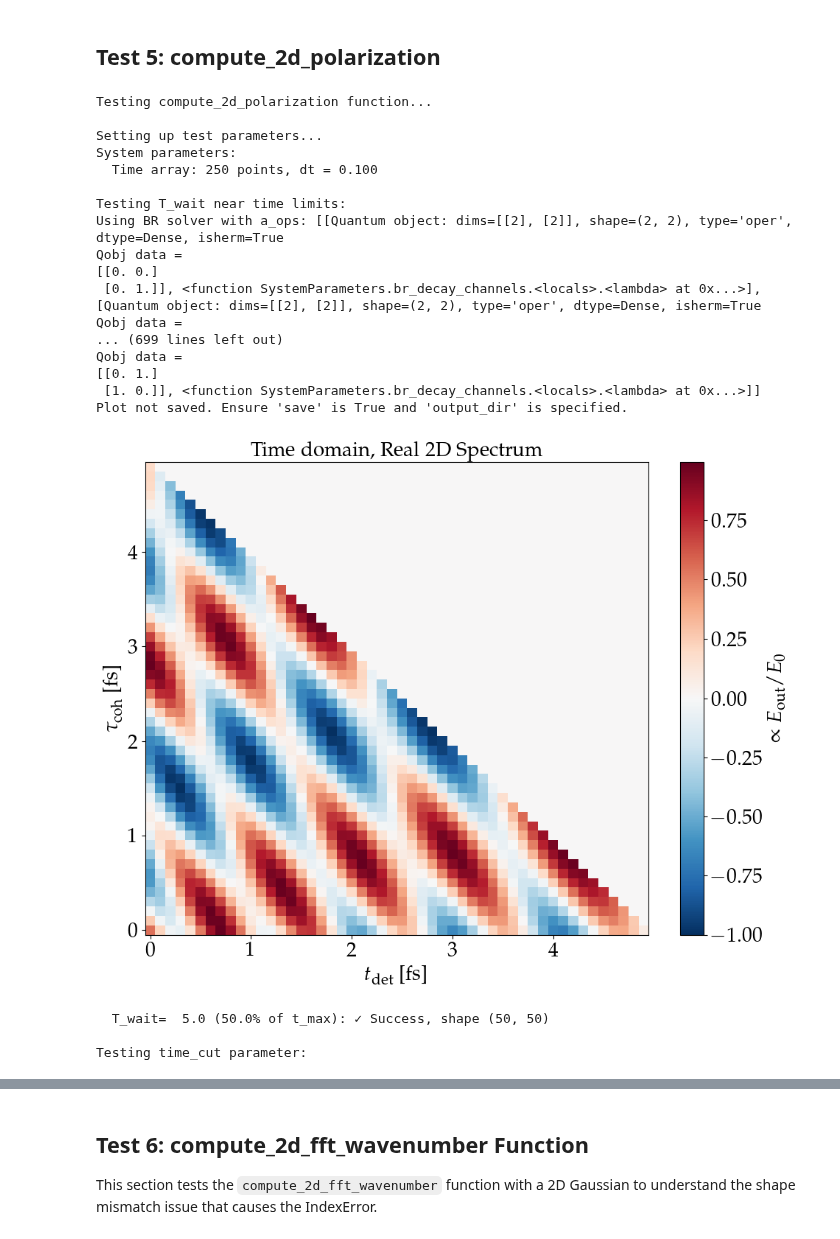
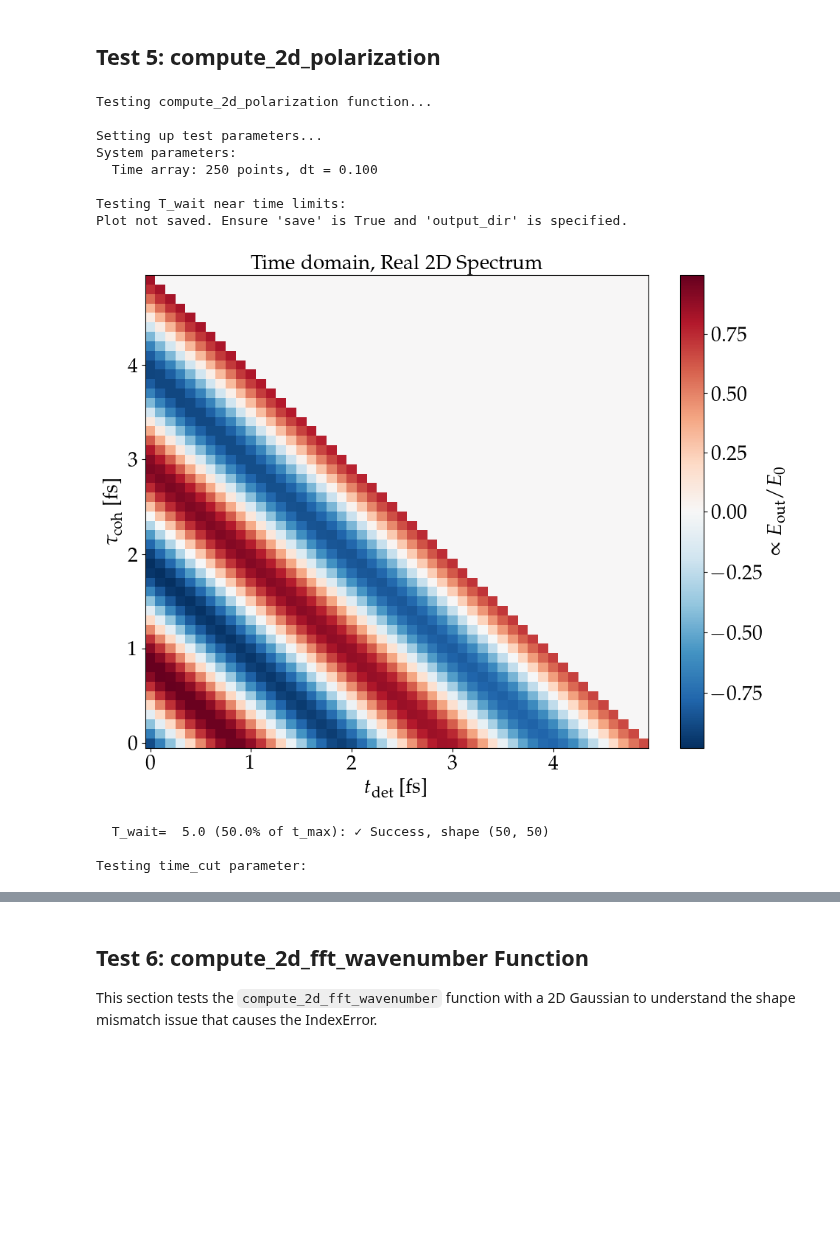
Before and after one commit to LBPhysics/2025_master_thesis_leopold_bodamer, a Jupyter notebook: code/python/notebooks/test_spectroscopy.ipynb, the cells around one changed output, grey strips where cells are left out. Saved outputs shown, nothing was run; the diff lists cells and outputs as text; code cells hidden in the pictures; blank space fills up the shorter version.

```diff
--- a/code/python/notebooks/test_spectroscopy.ipynb
+++ b/code/python/notebooks/test_spectroscopy.ipynb
@@ -131,15 +131,18 @@ Expected: mean ≈ 0, std ≈ 0.849322
 
 ### Test check_the_solver function
 print("Testing check_the_solver function...")
-solvers = ["BR", "ME", "Paper_BR", "Paper_eqs"]
+solvers = ["BR", "ME", "Paper_BR", "Paper_eqs", "random solver"]
 times = np.linspace(-10, 1000, 201)  # time array: 0 to 100 with dt=0.5
 for solver in solvers:
-    print(f"Solver: {solver}")
-    system_test = SystemParameters(
-        ODE_Solver=solver
-    )
-    res, time_cut = check_the_solver(times, system_test)
-    print(f"Time cut: {time_cut}")
+    try:
+        print(f"Solver: {solver}")
+        system_test = SystemParameters(
+            ODE_Solver=solver
+        )
+        res, time_cut = check_the_solver(times, system_test)
+        print(f"Time cut: {time_cut}")
+    except Exception as e:
+        print(f"Error occurred for solver {solver}: {e}")
 # %% [output]
 Testing check_the_solver function...
 Solver: BR
@@ -250,0 +244,24 @@ Qobj data =
+# %%
+H_free = system_current.H0_diagonalized
+from qspectro2d.core.functions_with_rwa import H_int
+H_int_evo = qt.QobjEvo(lambda t, args=None: H_free + H_int(t, test_sequence, system_current))
+result_me = qt.mesolve(H_int_evo, psi_0_test, times, c_ops=system_current.me_decay_channels, options={'store_states': True})
+result_brme = qt.brmesolve(H_int_evo, psi_0_test, times, a_ops=system_current.br_decay_channels, options={'store_states': True})
+labels = system_current.e_ops_labels
+# =============================
+# COMPARISON OF RESULTS
+# =============================
+plt.figure(figsize=(12, 5))
+
+# Plot expectation values for each operator
+
+for i in range(len(e_ops)):
+    plt.plot(times, qt.expect(e_ops[i], result_me.states), label=f"ME {labels[i]}", color=colors[i], linestyle=styles[0], linewidth=2.3, alpha=0.4)
+    plt.plot(times, qt.expect(e_ops[i], result_brme.states), label=f"BR {labels[i]}", color=colors[i], linestyle=styles[2], linewidth=2.3)
+
+plt.xlabel(r"time $t / t_{prd}$")
+plt.ylabel(r"Expectation values")
+plt.title(r"Comparison of $\langle\sigma_{x,y,z}\rangle$ for Lindblad vs Bloch-Redfield")
+plt.legend(loc="center left", bbox_to_anchor=(1, 0.5), fontsize='small')
+plt.tight_layout()
+plt.show()
@@ -993,7 +779,8 @@ system_test = SystemParameters(
     t_max=10.0,  # Maximum time for simulation
     dt=0.1,      # Time step
     envelope_type='gaussian',  # Envelope type for pulses
-    ODE_Solver='BR',  # ODE solver to use
+    ODE_Solver='Paper_eqs',  # ODE solver to useç
+    N_atoms=2,
 )
 t_max = system_test.t_max
 times = np.arange(-system_test.FWHMs[0], t_max, system_test.dt)  # Dense time array for accurate calculation
@@ -1018,43 +805,34 @@ for T_w in T_wait_edge_cases:
         )
         Plot_2d_El_field((t_det, tau_coh, data), use_custom_colormap=True)
         print(f"  T_wait={T_w:5.1f} ({T_w/t_max:.1%} of t_max): ✓ Success, shape {data.shape}")
     except Exception as e:
         print(f"  T_wait={T_w:5.1f}: ❌ Failed - {e}")
 
 
 ### Test with time_cut parameter
 print("\nTesting time_cut parameter:")
 time_cuts = []# [np.inf, t_max/2, t_max]
 for tc in time_cuts:
     try:
         t_det, tau_coh, data = compute_2d_polarization(
             T_wait=T_wait, phi_0=phi_0, phi_1=phi_1, times=times, system=system_test, time_cut=tc
         )
         Plot_2d_El_field((t_det, tau_coh, data), use_custom_colormap=True)
 
         effective_max_time = np.max(tau_coh) + T_wait + np.max(t_det)
         print(f"  time_cut={tc:5.1f}: ✓ Success, effective_max_time={effective_max_time:.1f}")
     except Exception as e:
         print(f"  time_cut={tc:5.1f}: ❌ Failed - {e}")
 # %% [output]
 Testing compute_2d_polarization function...
 
 Setting up test parameters...
 System parameters:
   Time array: 250 points, dt = 0.100
 
 Testing T_wait near time limits:
-Using BR solver with a_ops: [[Quantum object: dims=[[2], [2]], shape=(2, 2), type='oper', dtype=Dense, isherm=True
-Qobj data =
-[[0. 0.]
- [0. 1.]], <function SystemParameters.br_decay_channels.<locals>.<lambda> at 0x...>], [Quantum object: dims=[[2], [2]], shape=(2, 2), type='oper', dtype=Dense, isherm=True
-Qobj data =
-... (699 lines left out)
-Qobj data =
-[[0. 1.]
- [1. 0.]], <function SystemParameters.br_decay_channels.<locals>.<lambda> at 0x...>]]
 Plot not saved. Ensure 'save' is True and 'output_dir' is specified.
-[figure, old version]
+[figure, new version]
   T_wait=  5.0 (50.0% of t_max): ✓ Success, shape (50, 50)
 
 Testing time_cut parameter:
```
Also changed, not shown: parts of 10 cells of this notebook, 8 other files.
